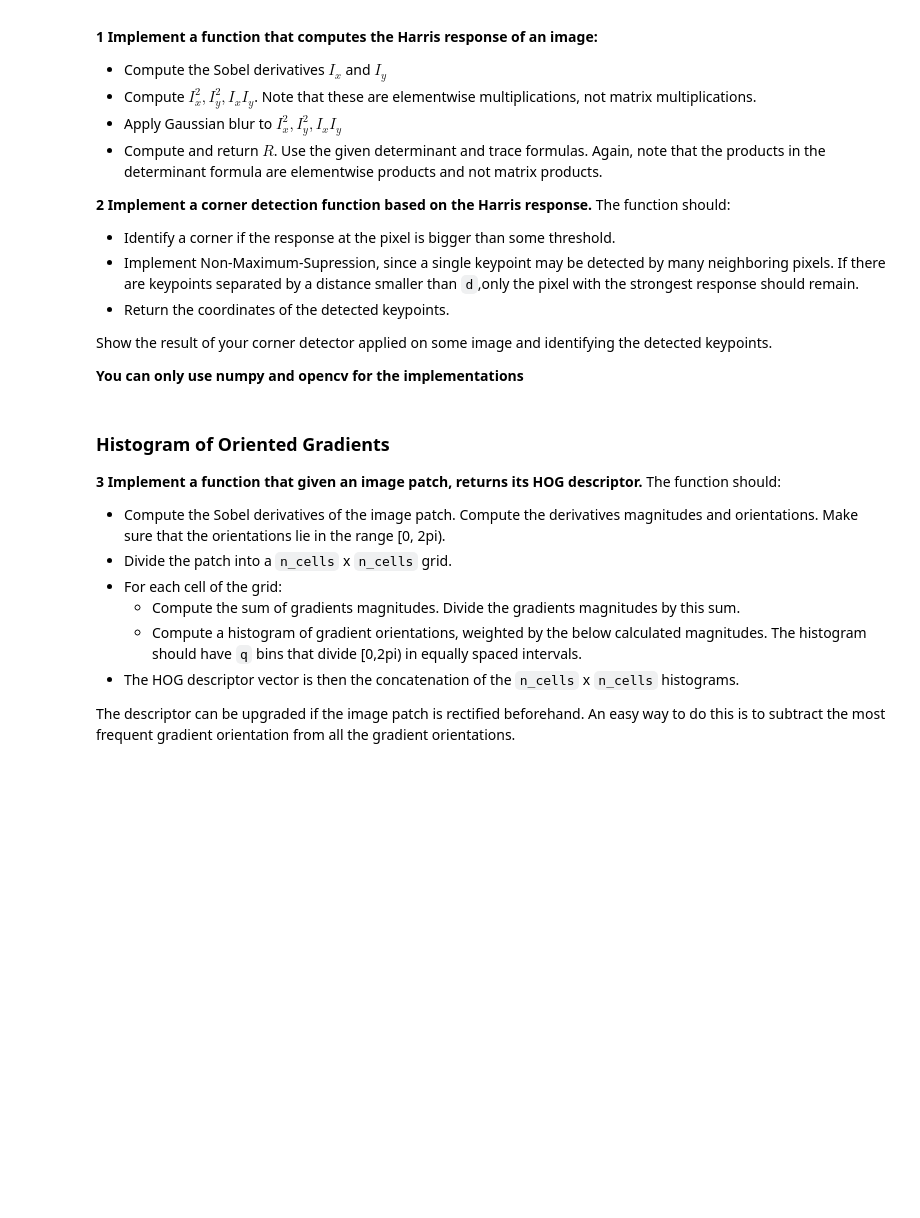
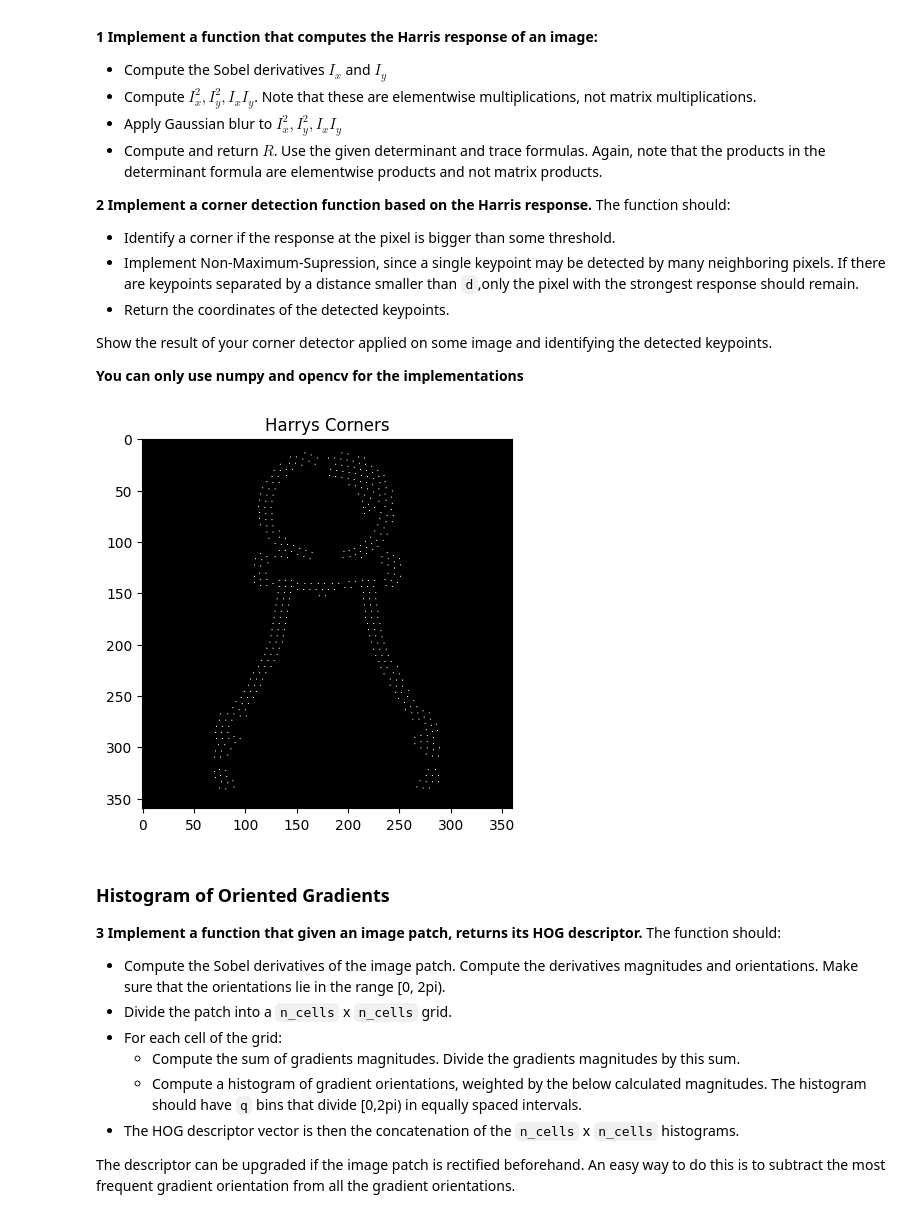
Before and after one commit to Emanuel162/ComputerVision, a Jupyter notebook: assignments/assignment_3/assignment_3.ipynb, the cells around one changed output. Drawn from its saved outputs; the diff is of its cells as text; code cells hidden in the pictures; blank space fills up the shorter version.

```diff
--- a/assignments/assignment_3/assignment_3.ipynb
+++ b/assignments/assignment_3/assignment_3.ipynb
@@ -67,21 +67,41 @@ import cv2 as opencv
 import numpy as np
 
 def compute_harris_response(img, k=0.04):
-  grad_x, grad_y = opencv.Sobel(img, opencv.CV_64F, 1, 1)
-  # np.multiply(a,b)
+  grad_x = opencv.Sobel(img, opencv.CV_64F, 1, 0)
+  grad_y = opencv.Sobel(img, opencv.CV_64F, 0, 1)
+
   ix_squared = np.multiply(grad_x, grad_x)
   ix_iy = np.multiply(grad_x, grad_y)
   iy_squared = np.multiply(grad_y, grad_y)
 
   ix_squared_blurred = opencv.GaussianBlur(ix_squared,(5,5), opencv.CV_64F)
-  # m_00, m_11, m_01 = ...
-  # det_m = m_00*m_11 - m_01*m_01
-  # trace_m = m_00 + m_11
-  # return det_m - k*trace_m**2
-  pass
+  ix_iy_blurred = opencv.GaussianBlur(ix_iy,(5,5), opencv.CV_64F)
+  iy_squared_blurred = opencv.GaussianBlur(iy_squared,(5,5), opencv.CV_64F)
+
+  determinant = np.multiply(ix_squared_blurred, iy_squared_blurred) - np.multiply(ix_iy_blurred, ix_iy_blurred)
+  trace = np.add(ix_squared_blurred, iy_squared_blurred)
+  return determinant -k*trace
 
 def find_keypoints(img, response_threshold, d=10):
-  pass
+    corners = np.zeros(img.shape)
+    for rowIdx, row in enumerate(img):
+        for pixelIdx, pixel in enumerate(row):
+            if np.sum(corners[(rowIdx-d//2):(rowIdx+d//2),(pixelIdx-d//2):(pixelIdx+d//2)]) == 0 and (pixel > response_threshold):
+                corners[rowIdx][pixelIdx] = 255
+    return corners
+# %%
+import matplotlib.pyplot as plt
+
+image = opencv.imread('pawn.png', opencv.IMREAD_GRAYSCALE)
+
+harry = compute_harris_response(image)
+corners = find_keypoints(harry, np.max(harry)*0.00000001)
+
+plt.imshow(corners, cmap='gray')
+plt.title('Harrys Corners')
+plt.show()
+# %% [output]
+[figure, added]
 # %% [markdown]
 
 ### Histogram of Oriented Gradients
```
Also changed, not shown: parts of 2 cells of this notebook, 1 other file.
